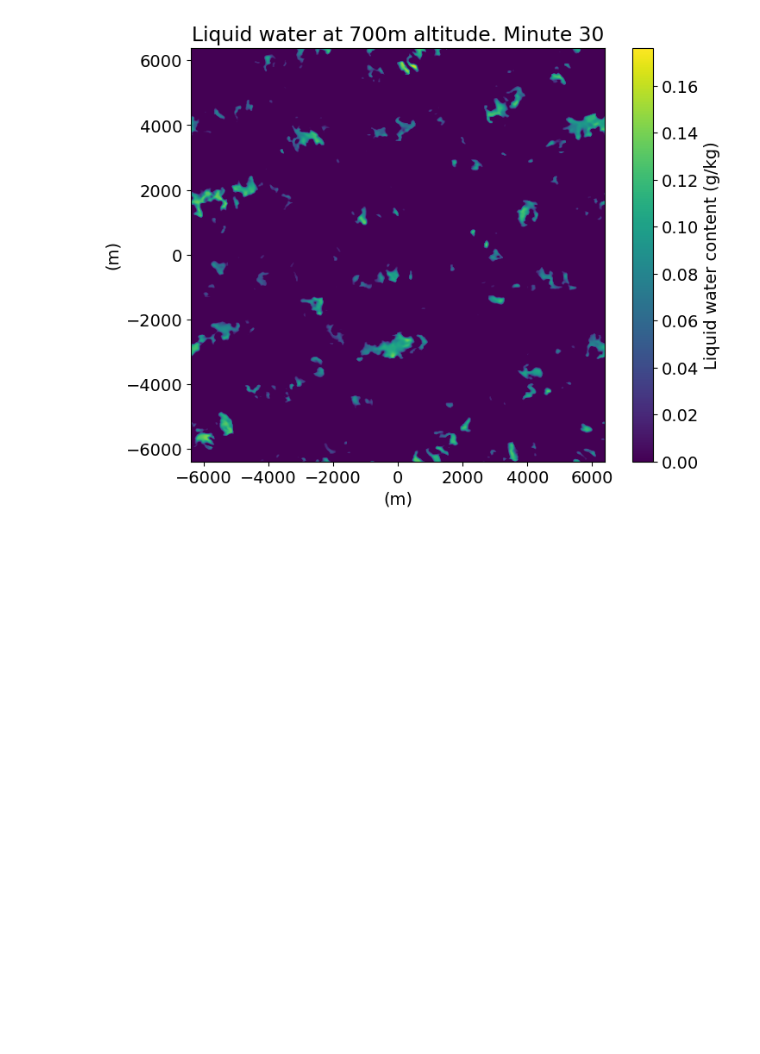
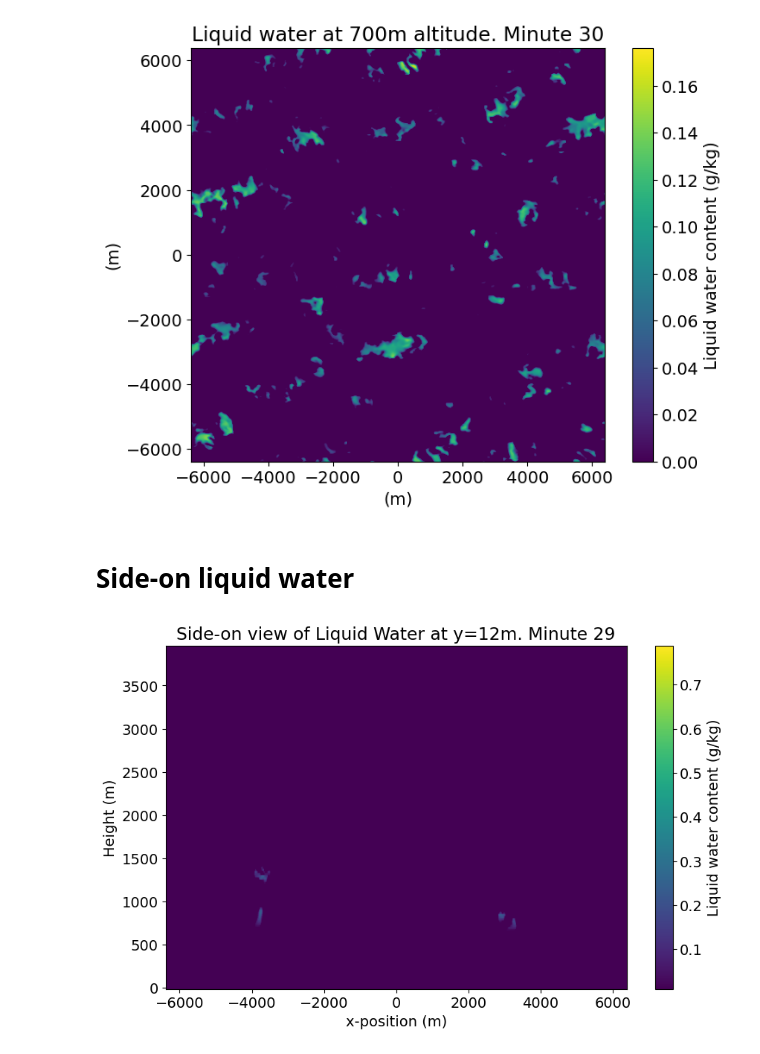
Before and after one commit to jurezgubic/CloudTracking, a Jupyter notebook: analysis/input_field_statistics.ipynb, the cells around one changed output. Cells and saved outputs as stored; diff of their text form; code cells hidden in the pictures; blank space fills up the shorter version.

```diff
--- a/analysis/input_field_statistics.ipynb
+++ b/analysis/input_field_statistics.ipynb
@@ -398,3 +398,81 @@ ani.save('liquid_water_content.mp4', writer='ffmpeg', fps=1.5)
 plt.show()
 # %% [output]
 [figure]
+# %% [markdown]
+# Side-on liquid water
+# %%
+import numpy as np
+import netCDF4 as nc
+import matplotlib.pyplot as plt
+from matplotlib.animation import FuncAnimation
+
+# --- Parameters ---
+L_FILE = '/Users/jure/PhD/coding/RICO_1hr/rico.l.nc'
+NUM_TIMESTEPS = 30  # Number of timesteps for the animation
+
+def load_vertical_slice(filename, var_name, timestep, y_idx):
+    """Loads a vertical (x-z) slice of a variable at a specific y-index."""
+    with nc.Dataset(filename) as ds:
+        # Extract 2D slice at the specified y-index
+        var_data = ds[var_name][timestep, :, y_idx, :] * 1000  # Convert to g/kg
+        xt = ds['xt'][:]  # x-coordinates
+        zt = ds['zt'][:]  # z-coordinates (vertical)
+    return var_data, xt, zt
+
+# --- Pre-computation for color limits and slice index ---
+vmin, vmax = np.inf, -np.inf
+y_slice_idx = 0
+y_coord = 0
+
+# Open the file once to determine the middle y-index and global color limits
+with nc.Dataset(L_FILE) as ds:
+    yt = ds['yt'][:]
+    y_slice_idx = len(yt) // 2
+    y_coord = yt[y_slice_idx]
+
+    # ToDo (optimisation)
+    # This loop reads data slices repeatedly. For very large files,
+    # loading the whole variable once might be faster if memory allows.
+    for i in range(NUM_TIMESTEPS):
+        # Slicing inside the loop to find min/max
+        l_temp = ds['l'][i, :, y_slice_idx, :] * 1000
+        if l_temp.size > 0:
+            vmin = min(vmin, l_temp.min())
+            vmax = max(vmax, l_temp.max())
+
+# --- Animation Setup ---
+fig, ax = plt.subplots(figsize=(10, 6))
+cmap = 'viridis'
+plt.rcParams.update({'font.size': 14})
+
+def update(frame):
+    """Function to update the plot for each animation frame."""
+    ax.clear()
+    l_data, xt, zt = load_vertical_slice(L_FILE, 'l', frame, y_slice_idx)
+
+    # Use a low value for vmin to highlight cloud structures
+    display_vmin = 0.01
+
+    im = ax.imshow(l_data, cmap=cmap, origin='lower',
+                   vmin=display_vmin, vmax=vmax,
+                   extent=[xt.min(), xt.max(), zt.min(), zt.max()],
+                   aspect='auto')
+
+    ax.set_title(f'Side-on view of Liquid Water at y={y_coord:.0f}m. Minute {frame}')
+    ax.set_xlabel('x-position (m)')
+    ax.set_ylabel('Height (m)')
+    return [im]
+
+# Create the animation
+ani = FuncAnimation(fig, update, frames=NUM_TIMESTEPS, blit=True)
+
+# Add a colorbar
+dummy_im = ax.imshow(np.zeros((2,2)), cmap=cmap, vmin=0.01, vmax=vmax)
+colorbar = fig.colorbar(dummy_im, ax=ax, orientation='vertical', label='Liquid water content (g/kg)')
+
+# Save the animation
+ani.save('liquid_water_content_side_on.mp4', writer='ffmpeg', fps=1.5, dpi=150)
+
+plt.show()
+# %% [output]
+[figure, added]
```
Also changed, not shown: parts of 6 cells of this notebook, 3 other files.
